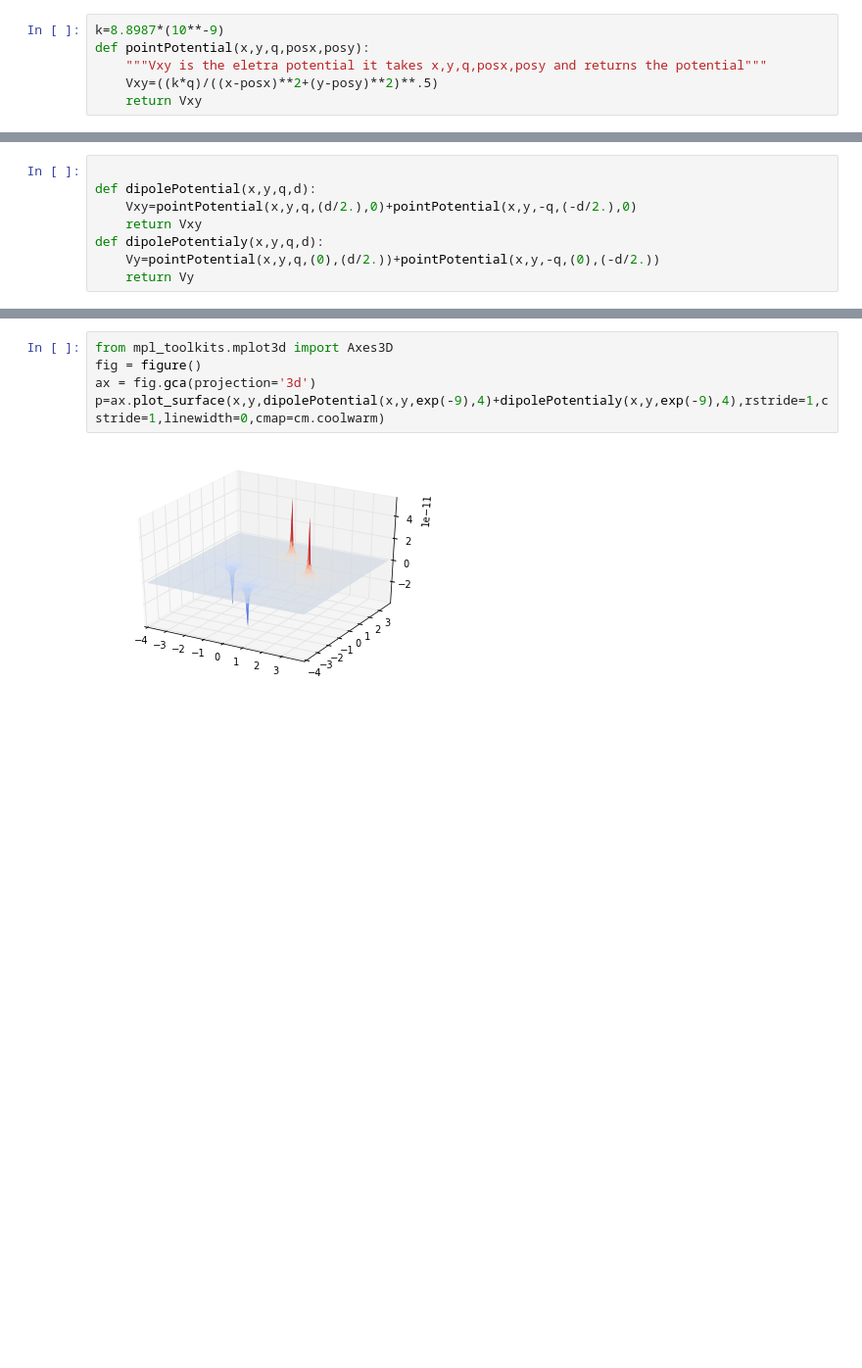
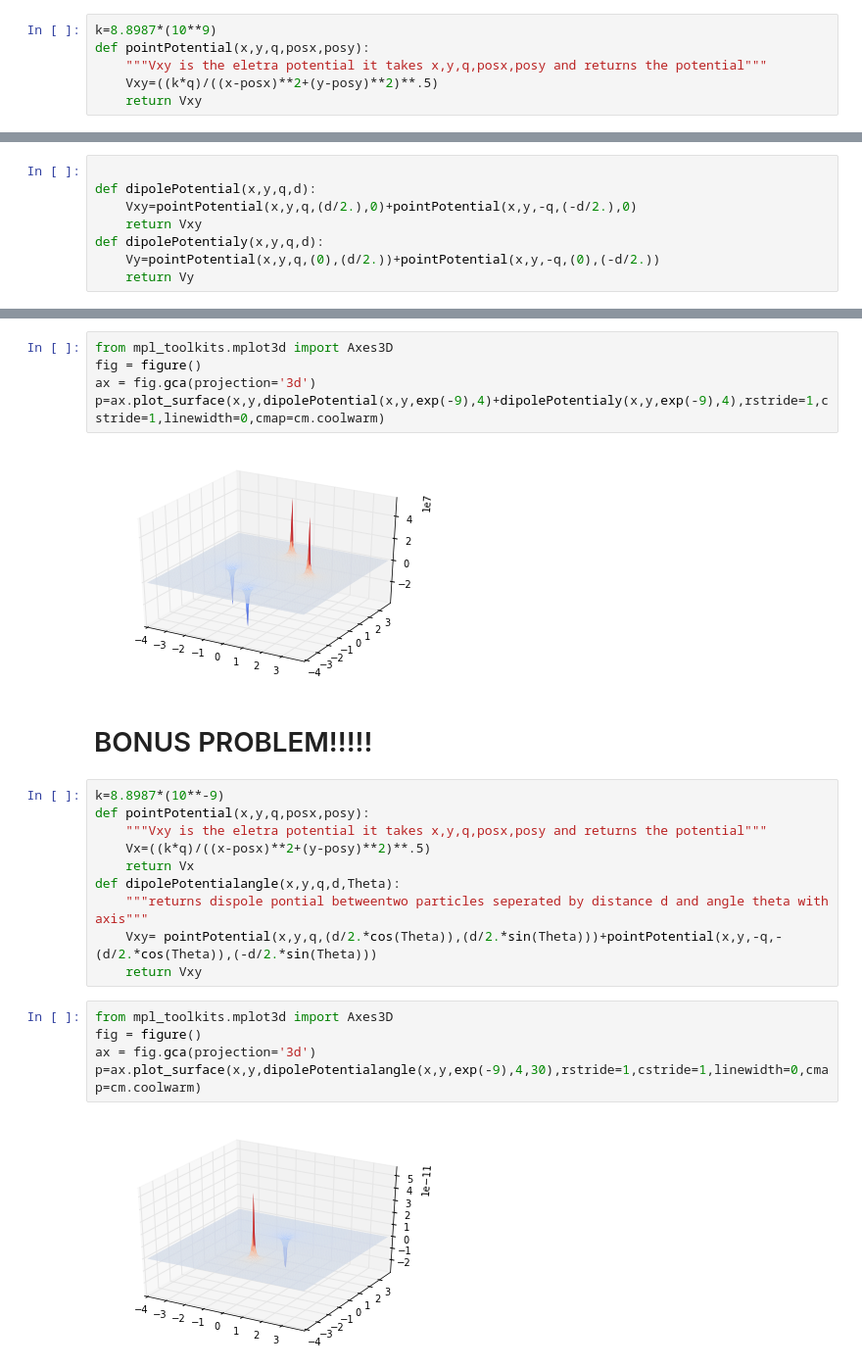
Before and after one commit to mmille60/PHYS202-SP2013, a Jupyter notebook: Week4/3D ploting and graphics.ipynb, the cells around one changed output, grey strips where cells are left out. Shown: that part at 98% size. Cells and saved outputs as stored; diff of their text form; blank space fills up the shorter version.

```diff
--- a/Week4/3D ploting and graphics.ipynb
+++ b/Week4/3D ploting and graphics.ipynb
@@ -88,7 +102,7 @@ p=ax.plot_surface(x,y,Vxy,rstride=1,cstride=1,linewidth=0,cmap=cm.coolwarm)
 Exercise 3
 ====
 # %%
-k=8.8987*(10**-9)
+k=8.8987*(10**9)
 def pointPotential(x,y,q,posx,posy):
     """Vxy is the eletra potential it takes x,y,q,posx,posy and returns the potential"""
     Vxy=((k*q)/((x-posx)**2+(y-posy)**2)**.5)
@@ -138,4 +152,24 @@ fig = figure()
 ax = fig.gca(projection='3d')
 p=ax.plot_surface(x,y,dipolePotential(x,y,exp(-9),4)+dipolePotentialy(x,y,exp(-9),4),rstride=1,cstride=1,linewidth=0,cmap=cm.coolwarm)
 # %% [output]
-[figure, old version]
+[figure, new version]
+# %% [markdown]
+BONUS PROBLEM!!!!!
+=====
+# %%
+k=8.8987*(10**-9)
+def pointPotential(x,y,q,posx,posy):
+    """Vxy is the eletra potential it takes x,y,q,posx,posy and returns the potential"""
+    Vx=((k*q)/((x-posx)**2+(y-posy)**2)**.5)
+    return Vx
+def dipolePotentialangle(x,y,q,d,Theta):
+    """returns dispole pontial betweentwo particles seperated by distance d and angle theta with axis"""
+    Vxy= pointPotential(x,y,q,(d/2.*cos(Theta)),(d/2.*sin(Theta)))+pointPotential(x,y,-q,-(d/2.*cos(Theta)),(-d/2.*sin(Theta)))
+    return Vxy
+# %%
+from mpl_toolkits.mplot3d import Axes3D
+fig = figure()
+ax = fig.gca(projection='3d')
+p=ax.plot_surface(x,y,dipolePotentialangle(x,y,exp(-9),4,30),rstride=1,cstride=1,linewidth=0,cmap=cm.coolwarm)
+# %% [output]
+[figure, added]
```
Also changed, not shown: parts of 5 cells of this notebook, 2 other files.
